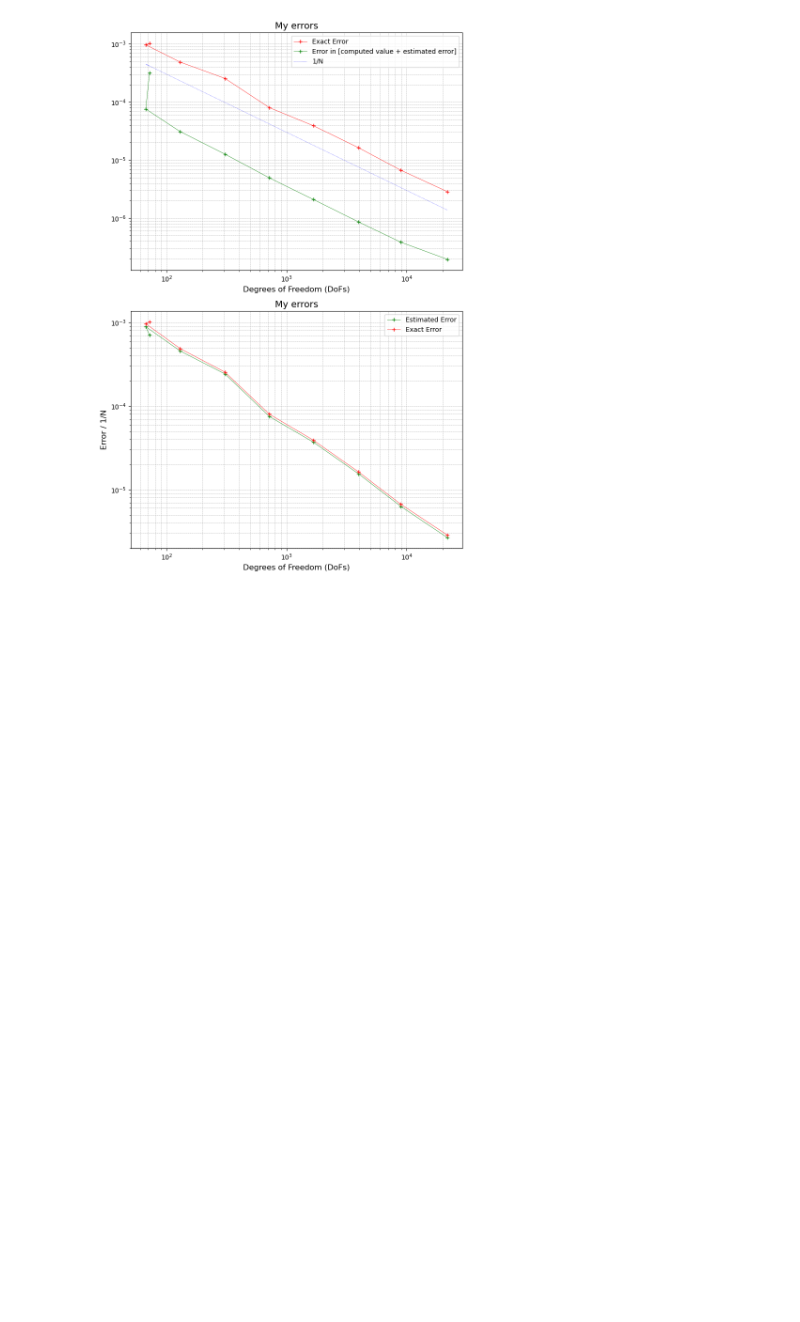
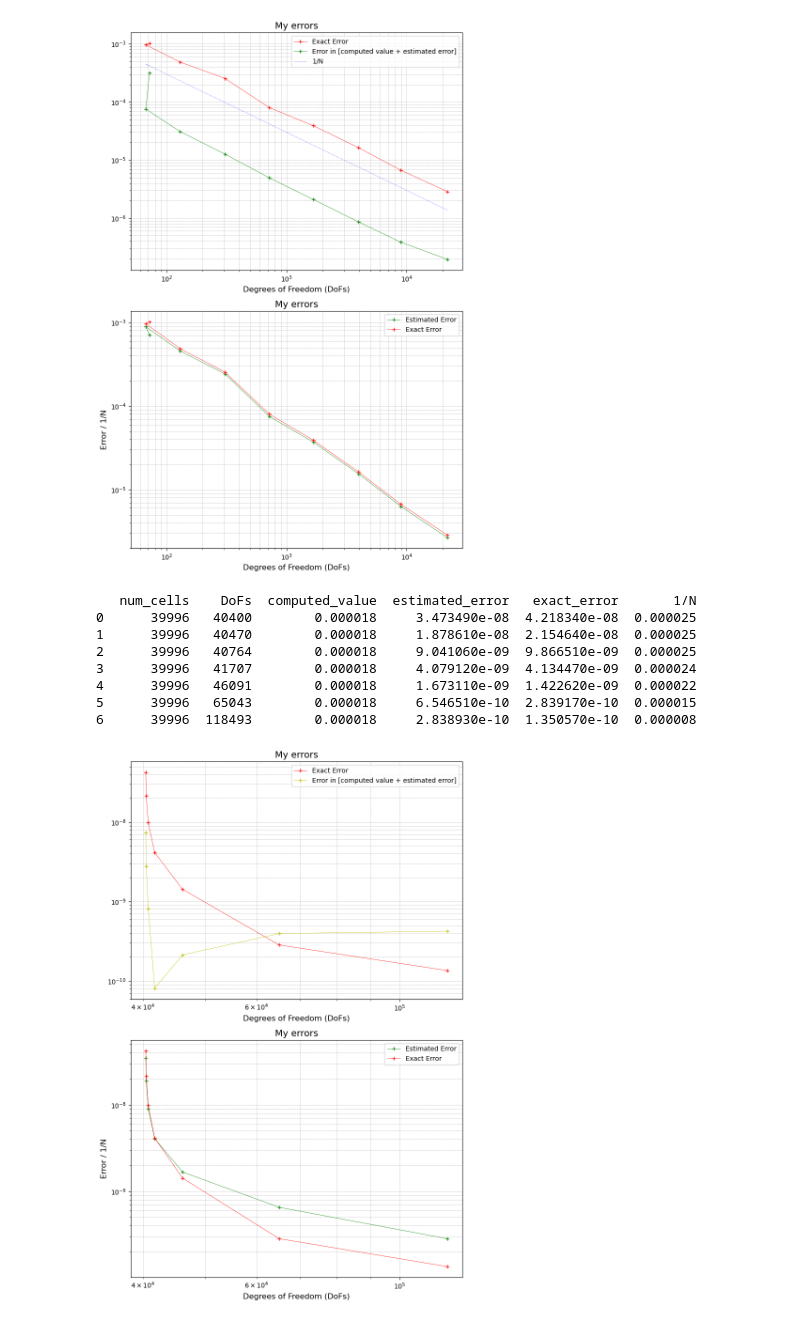
Before and after one commit to Matteo-Malve/ion_propulsion, a Jupyter notebook: postprocessing/step14_plots.ipynb, the cells around one changed output. Saved outputs shown, nothing was run; the diff lists cells and outputs as text; code cells hidden in the pictures; blank space fills up the shorter version.

Commit message:
Tests on ratio 1:99

```diff
--- a/postprocessing/step14_plots.ipynb
+++ b/postprocessing/step14_plots.ipynb
@@ -39,3 +39,57 @@ plt.tight_layout()
 plt.show()
 # %% [output]
 [figure]
+# %%
+import pandas as pd
+import matplotlib.pyplot as plt
+import numpy as np
+
+# Load the data from the CSV file
+#file_name = "/Users/matteom/shared-folder/ion_propulsion/results/GO_replicate-step14-convergence_data.csv"
+file_name = "/Users/matteom/shared-folder/ion_propulsion/results/GO_replicate-step14_1_99-convergence_data.csv"
+#EXACT_VALUE = 0.0334473
+EXACT_VALUE = 1.767446e-05    # Ratio 1:100
+#EXACT_VALUE = 1.742630e-05     # Ratio 1:99
+data = pd.read_csv(file_name)
+
+# Compute 1/N (1/DoFs)
+data['1/N'] = 1 / data['DoFs']
+print(data)
+
+# Create the figure
+plt.figure(figsize=(8, 12))  # Adjust the figure size for two plots
+
+# Plot 1: Original log-log plot
+plt.subplot(2, 1, 1)  # First subplot (top)
+plt.loglog(data['DoFs'], data['exact_error'], "r-+", linewidth=0.5, label='Exact Error')
+#plt.loglog(data['DoFs'], abs(data['exact_error']-data["estimated_error"]),"g-+", linewidth=0.5, label='Error in [computed value + estimated error]')
+plt.loglog(data['DoFs'], abs((data['computed_value']+data["estimated_error"])-EXACT_VALUE),"y-+", linewidth=0.5, label='Error in [computed value + estimated error]')
+#plt.loglog(data['DoFs'], data['1/N']*0.03, "b:", linewidth=0.5, label='1/N')
+plt.xlabel('Degrees of Freedom (DoFs)', fontsize=12)
+plt.title('My errors', fontsize=14)
+plt.legend()
+plt.grid(True, which="both", linestyle='--', linewidth=0.5)
+
+# Plot 2: Duplicate plot
+plt.subplot(2, 1, 2)  # Second subplot (bottom)
+plt.loglog(data['DoFs'], data['estimated_error'],"g-+", linewidth=0.5, label='Estimated Error')
+plt.loglog(data['DoFs'], data['exact_error'],"r-+", linewidth=0.5, label='Exact Error')
+plt.xlabel('Degrees of Freedom (DoFs)', fontsize=12)
+plt.ylabel('Error / 1/N', fontsize=12)
+plt.title('My errors', fontsize=14)
+plt.legend()
+plt.grid(True, which="both", linestyle='--', linewidth=0.5)
+
+# Adjust layout and show the plots
+plt.tight_layout()
+plt.show()
+# %% [output]
+   num_cells    DoFs  computed_value  estimated_error   exact_error       1/N
+0      39996   40400        0.000018     3.473490e-08  4.218340e-08  0.000025
+1      39996   40470        0.000018     1.878610e-08  2.154640e-08  0.000025
+2      39996   40764        0.000018     9.041060e-09  9.866510e-09  0.000025
+3      39996   41707        0.000018     4.079120e-09  4.134470e-09  0.000024
+4      39996   46091        0.000018     1.673110e-09  1.422620e-09  0.000022
+5      39996   65043        0.000018     6.546510e-10  2.839170e-10  0.000015
+6      39996  118493        0.000018     2.838930e-10  1.350570e-10  0.000008
+[figure, added]
```
Also changed, not shown: parts of 2 cells of this notebook, 4 other files.
